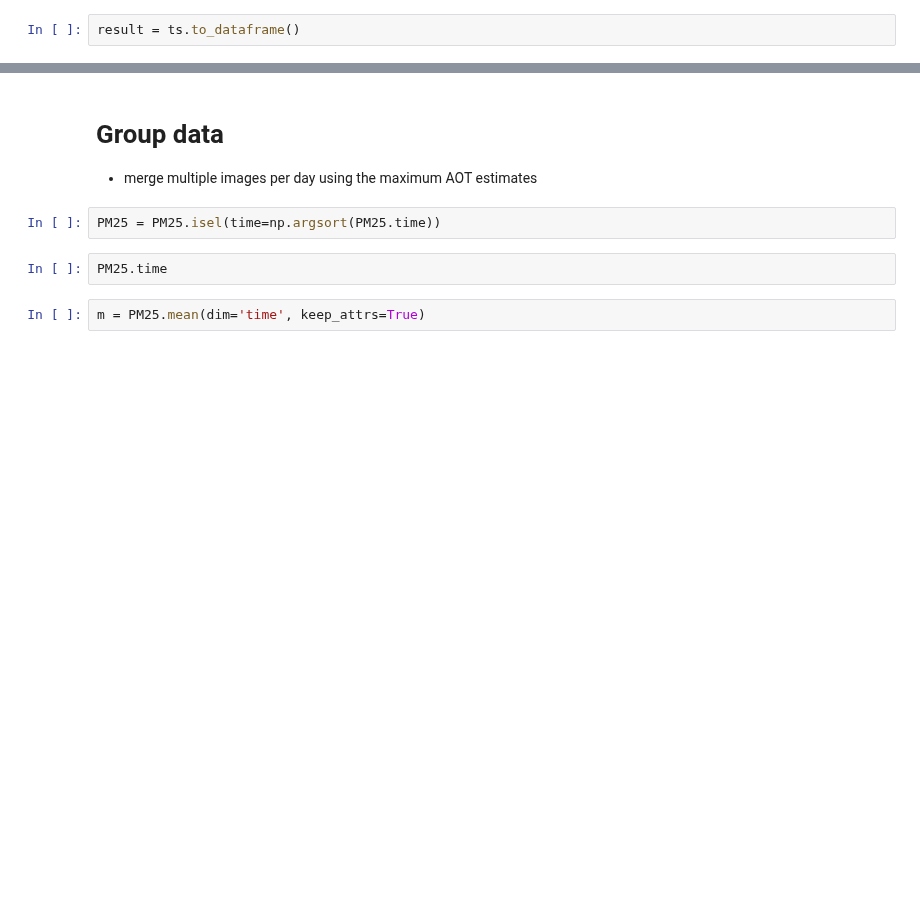
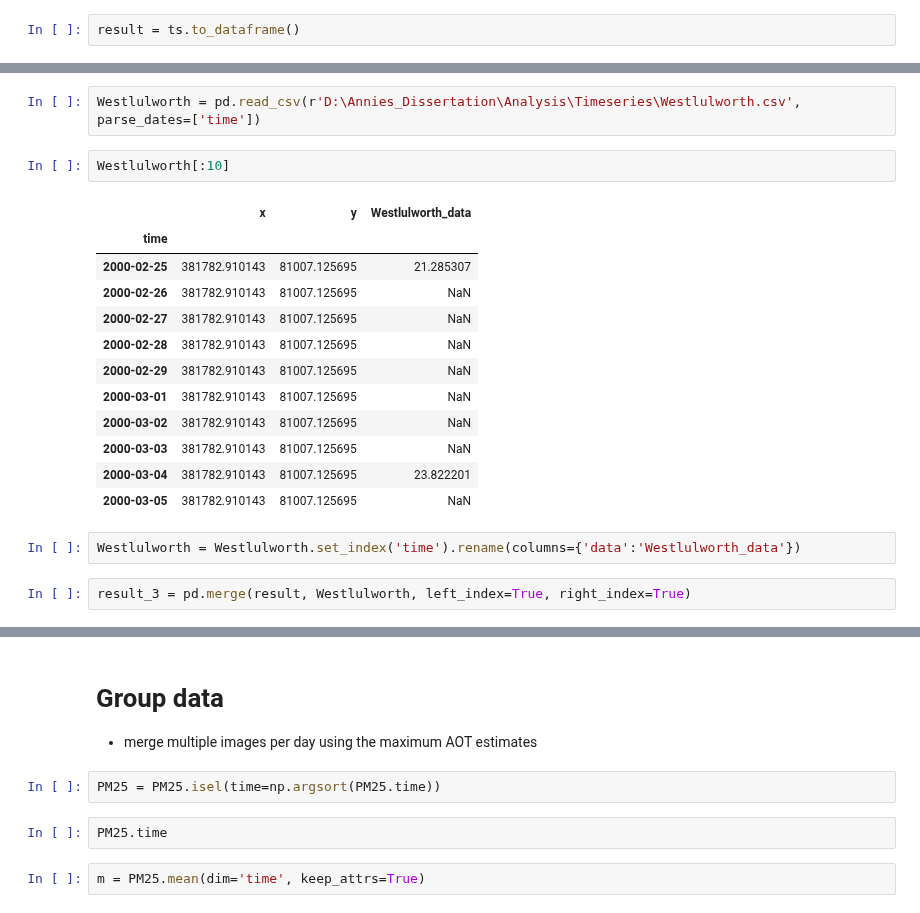
Before and after one commit to annalisasheehan/masters, a Jupyter notebook: MAIAC_Analysis.ipynb, the cells around one changed output, grey strips where cells are left out. Drawn from its saved outputs; the diff is of its cells as text; blank space fills up the shorter version.

```diff
--- a/MAIAC_Analysis.ipynb
+++ b/MAIAC_Analysis.ipynb
@@ -119,0 +169,21 @@ result.to_csv(r'D:\Annies_Dissertation\Analysis\Regression\Validation\Monthly_PM
+# %%
+Westlulworth = pd.read_csv(r'D:\Annies_Dissertation\Analysis\Timeseries\Westlulworth.csv', parse_dates=['time'])
+# %%
+Westlulworth[:10]
+# %% [output]
+|  | x | y | Westlulworth_data |
+| time |  |  |  |
+| 2000-02-25 | 381782.910143 | 81007.125695 | 21.285307 |
+| 2000-02-26 | 381782.910143 | 81007.125695 | NaN |
+| 2000-02-27 | 381782.910143 | 81007.125695 | NaN |
+| 2000-02-28 | 381782.910143 | 81007.125695 | NaN |
+| 2000-02-29 | 381782.910143 | 81007.125695 | NaN |
+| 2000-03-01 | 381782.910143 | 81007.125695 | NaN |
+| 2000-03-02 | 381782.910143 | 81007.125695 | NaN |
+| 2000-03-03 | 381782.910143 | 81007.125695 | NaN |
+| 2000-03-04 | 381782.910143 | 81007.125695 | 23.822201 |
+| 2000-03-05 | 381782.910143 | 81007.125695 | NaN |
+# %%
+Westlulworth = Westlulworth.set_index('time').rename(columns={'data':'Westlulworth_data'})
+# %%
+result_3 = pd.merge(result, Westlulworth, left_index=True, right_index=True)
```
Also changed, not shown: parts of 24 cells of this notebook.
